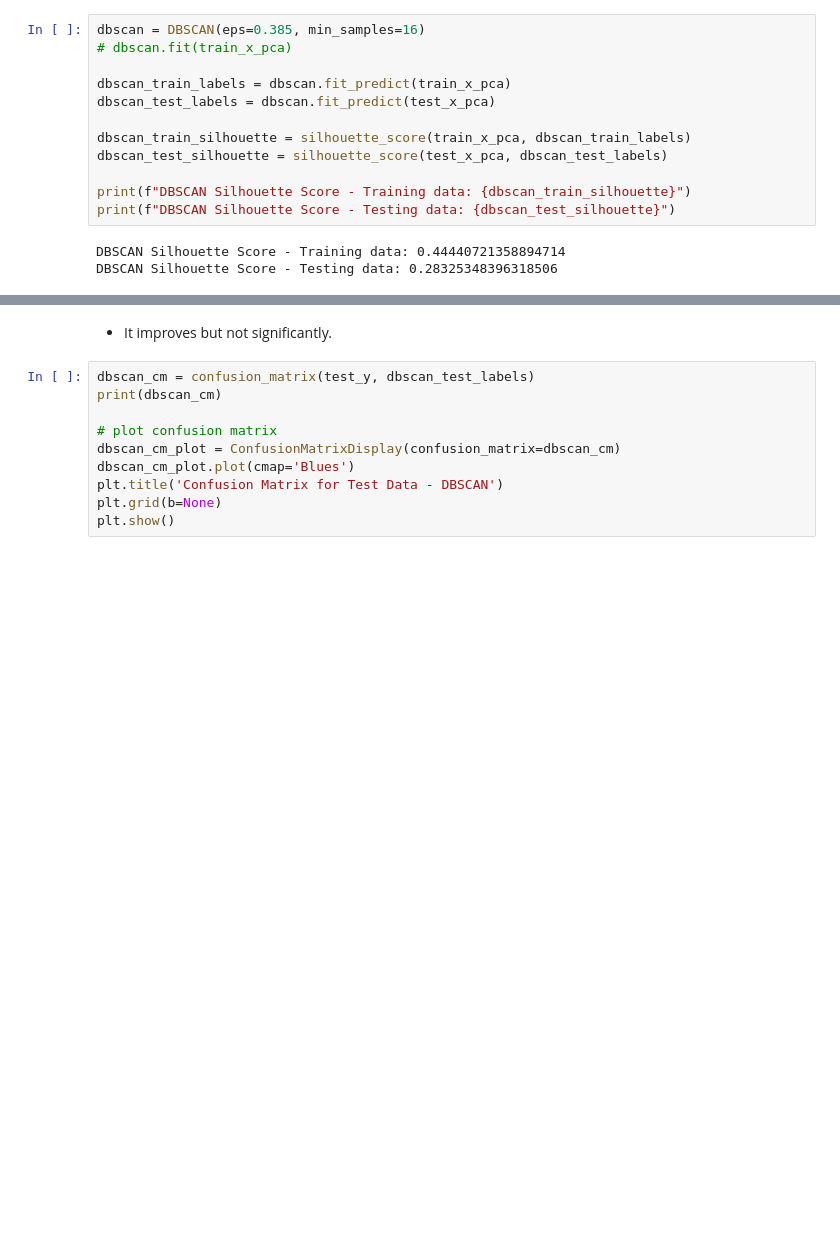
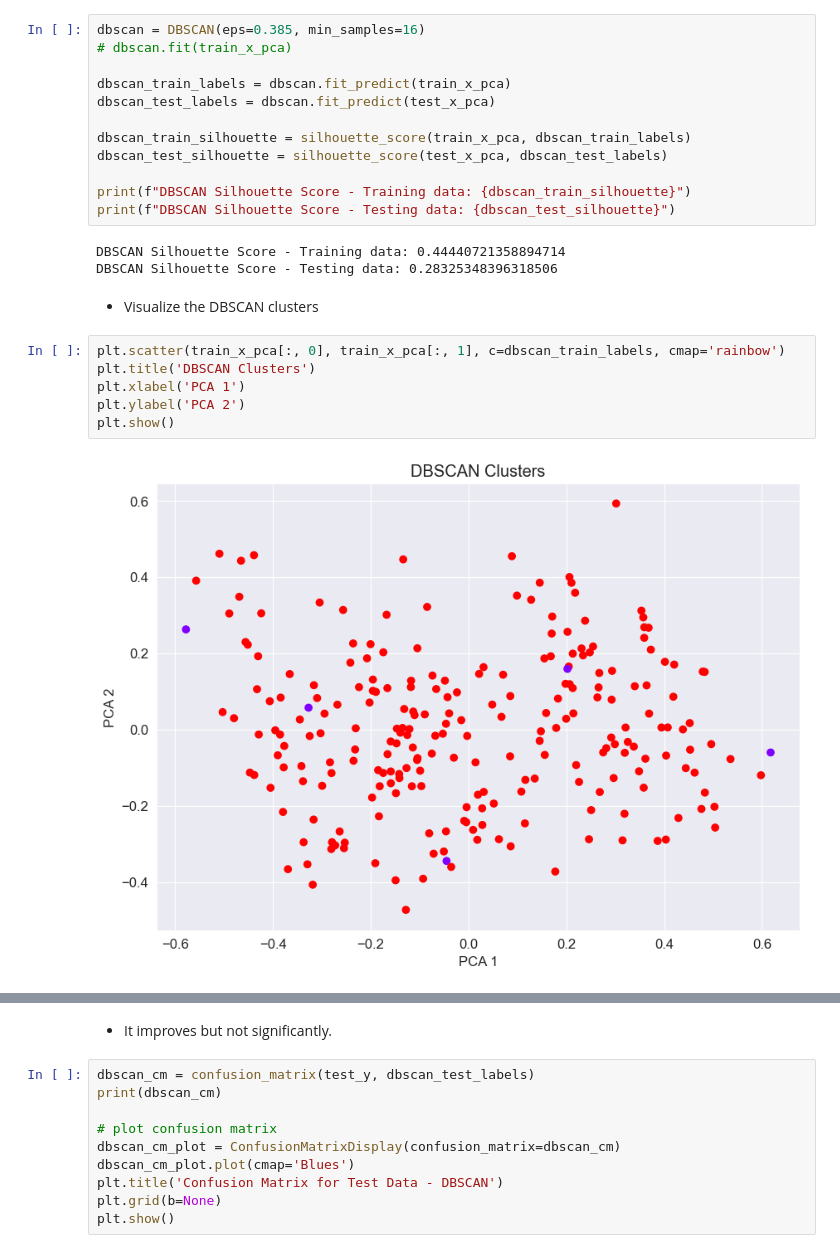
Before and after one commit to ndminhvn/UH-COSC3337, a Jupyter notebook: Homeworks/HW4/hw4_student/Nguyen_Minh_3337_HW4.ipynb, the cells around one changed output, grey strips where cells are left out. Cells and saved outputs as stored; diff of their text form; blank space fills up the shorter version.

```diff
--- a/Homeworks/HW4/hw4_student/Nguyen_Minh_3337_HW4.ipynb
+++ b/Homeworks/HW4/hw4_student/Nguyen_Minh_3337_HW4.ipynb
@@ -518,3 +547,13 @@ print(f"DBSCAN Silhouette Score - Testing data: {dbscan_test_silhouette}")
 # %% [output]
 DBSCAN Silhouette Score - Training data: 0.44440721358894714
 DBSCAN Silhouette Score - Testing data: 0.28325348396318506
+# %% [markdown]
+- Visualize the DBSCAN clusters
+# %%
+plt.scatter(train_x_pca[:, 0], train_x_pca[:, 1], c=dbscan_train_labels, cmap='rainbow')
+plt.title('DBSCAN Clusters')
+plt.xlabel('PCA 1')
+plt.ylabel('PCA 2')
+plt.show()
+# %% [output]
+[figure, added]
```
Also changed, not shown: parts of 16 cells of this notebook.
